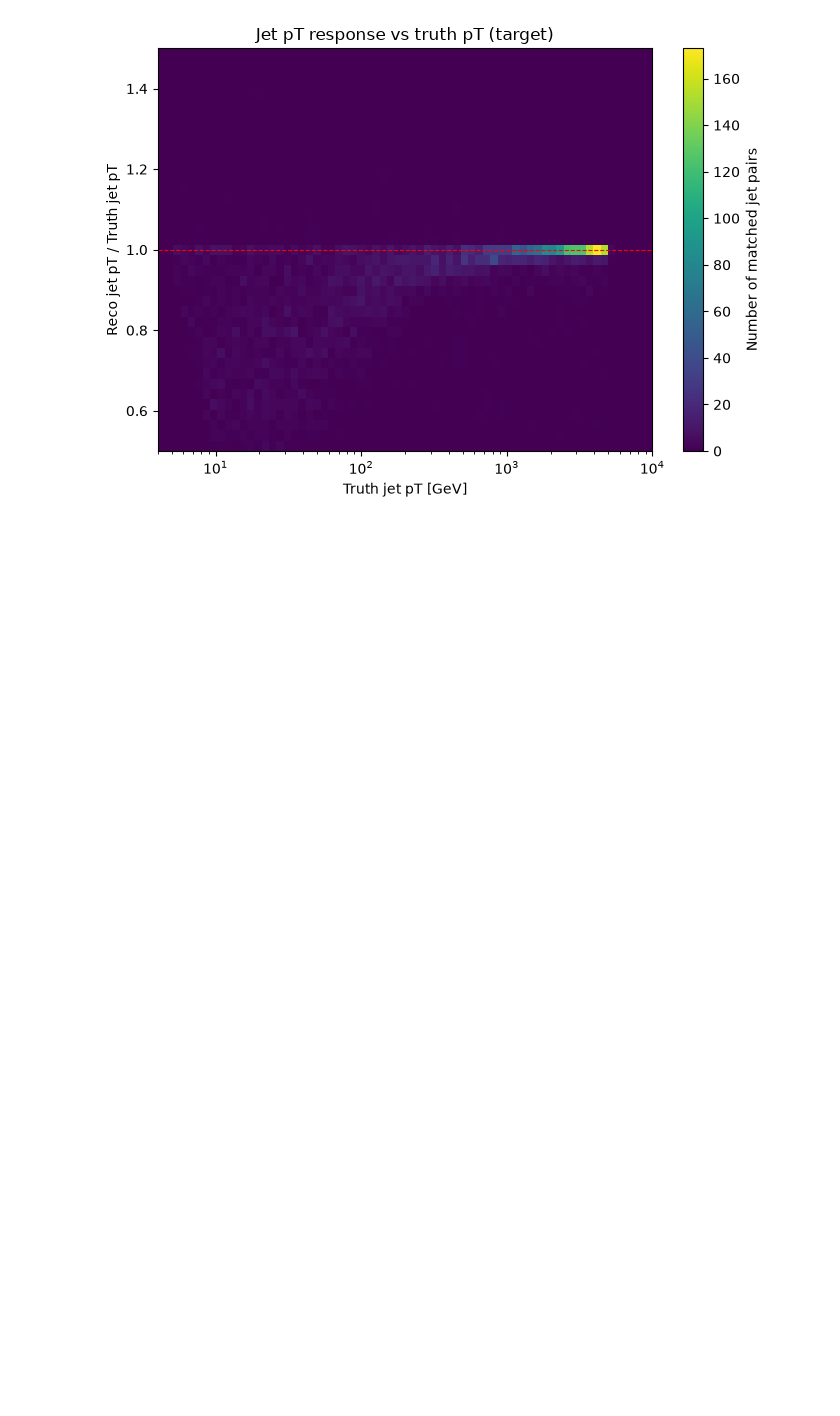
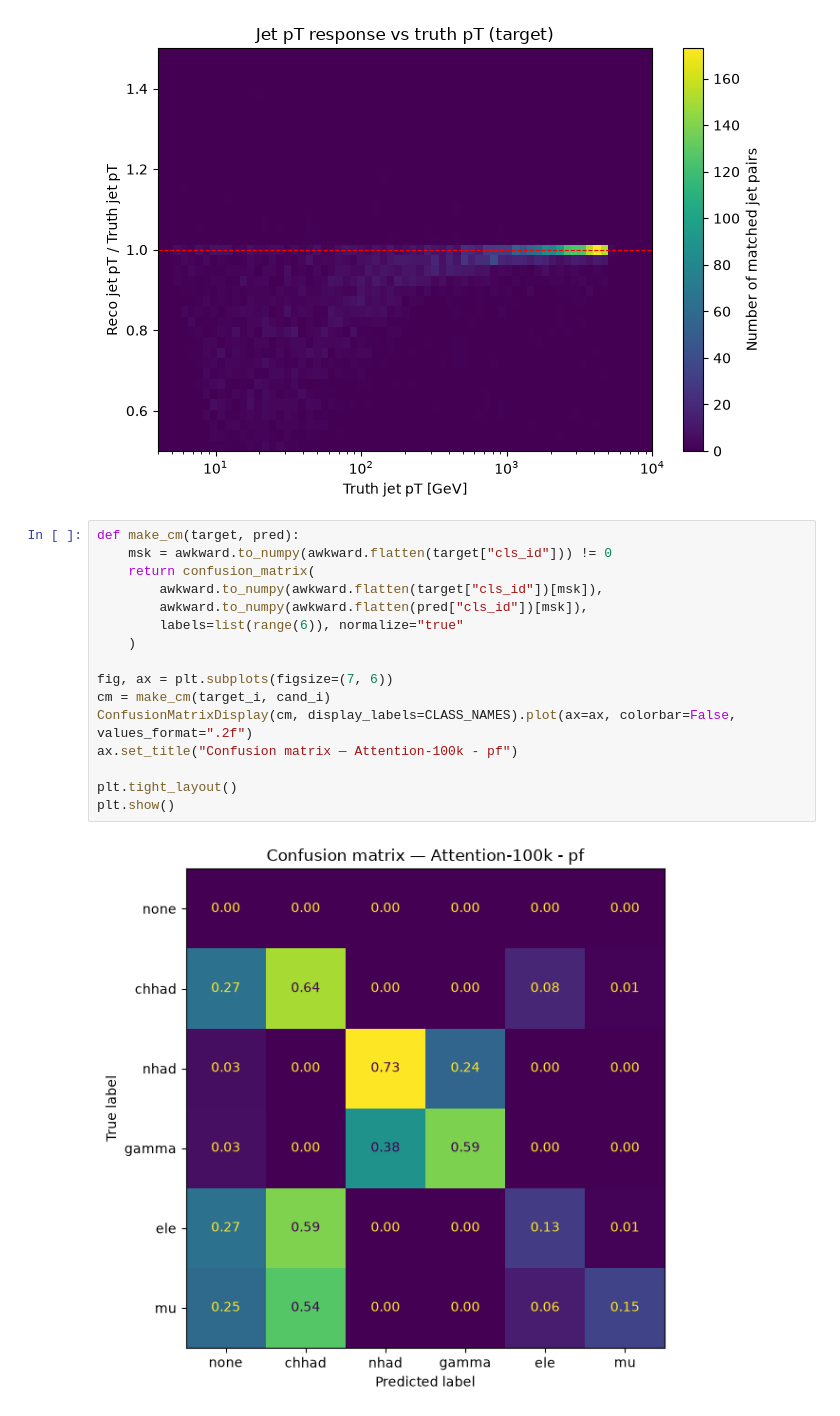
Before and after one commit to TNYASIN/particleflow, a Jupyter notebook: notebooks/muon-predictions.ipynb, the cells around one changed output. Drawn from its saved outputs; the diff is of its cells as text; blank space fills up the shorter version.

```diff
--- a/notebooks/muon-predictions.ipynb
+++ b/notebooks/muon-predictions.ipynb
@@ -328,3 +350,21 @@ ax.set_xlim(4, 10000)
 plt.tight_layout()
 # %% [output]
 [figure]
+# %%
+def make_cm(target, pred):
+    msk = awkward.to_numpy(awkward.flatten(target["cls_id"])) != 0
+    return confusion_matrix(
+        awkward.to_numpy(awkward.flatten(target["cls_id"])[msk]),
+        awkward.to_numpy(awkward.flatten(pred["cls_id"])[msk]),
+        labels=list(range(6)), normalize="true"
+    )
+
+fig, ax = plt.subplots(figsize=(7, 6))
+cm = make_cm(target_i, cand_i)
+ConfusionMatrixDisplay(cm, display_labels=CLASS_NAMES).plot(ax=ax, colorbar=False, values_format=".2f")
+ax.set_title("Confusion matrix — Attention-100k - pf")
+
+plt.tight_layout()
+plt.show()
+# %% [output]
+[figure, added]
```
Also changed, not shown: parts of 11 cells of this notebook.
